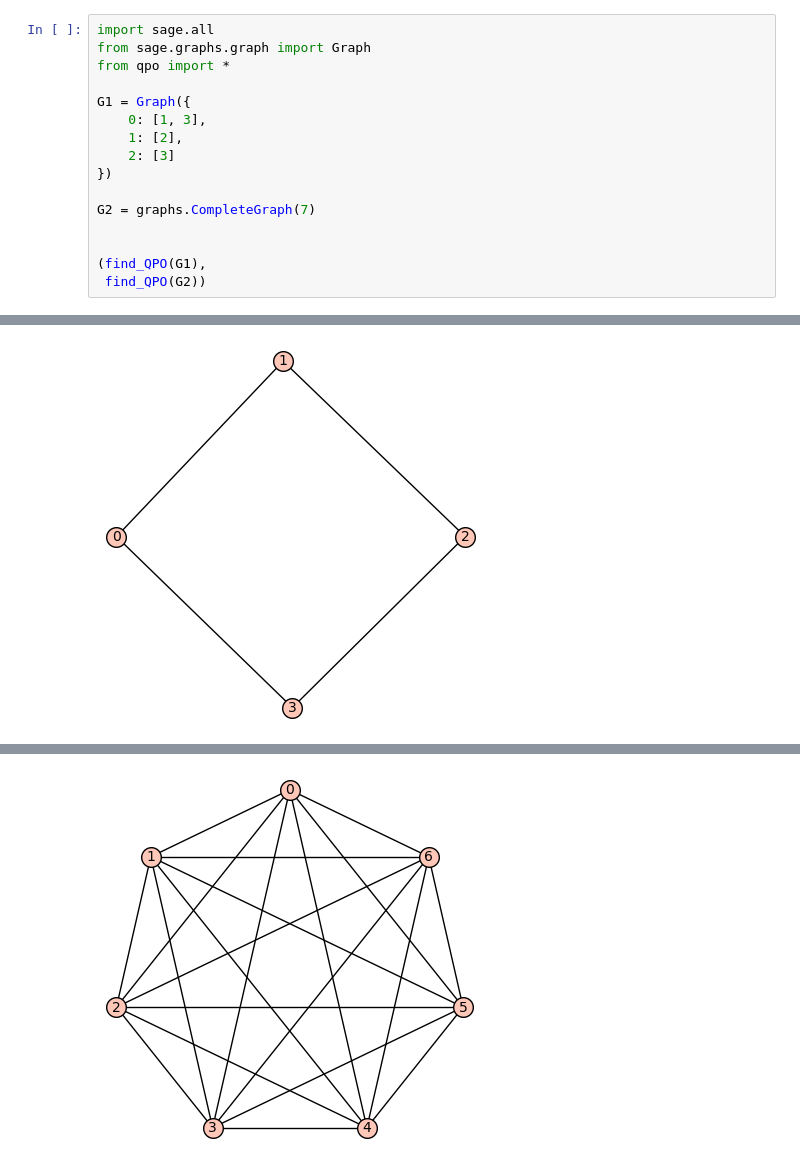
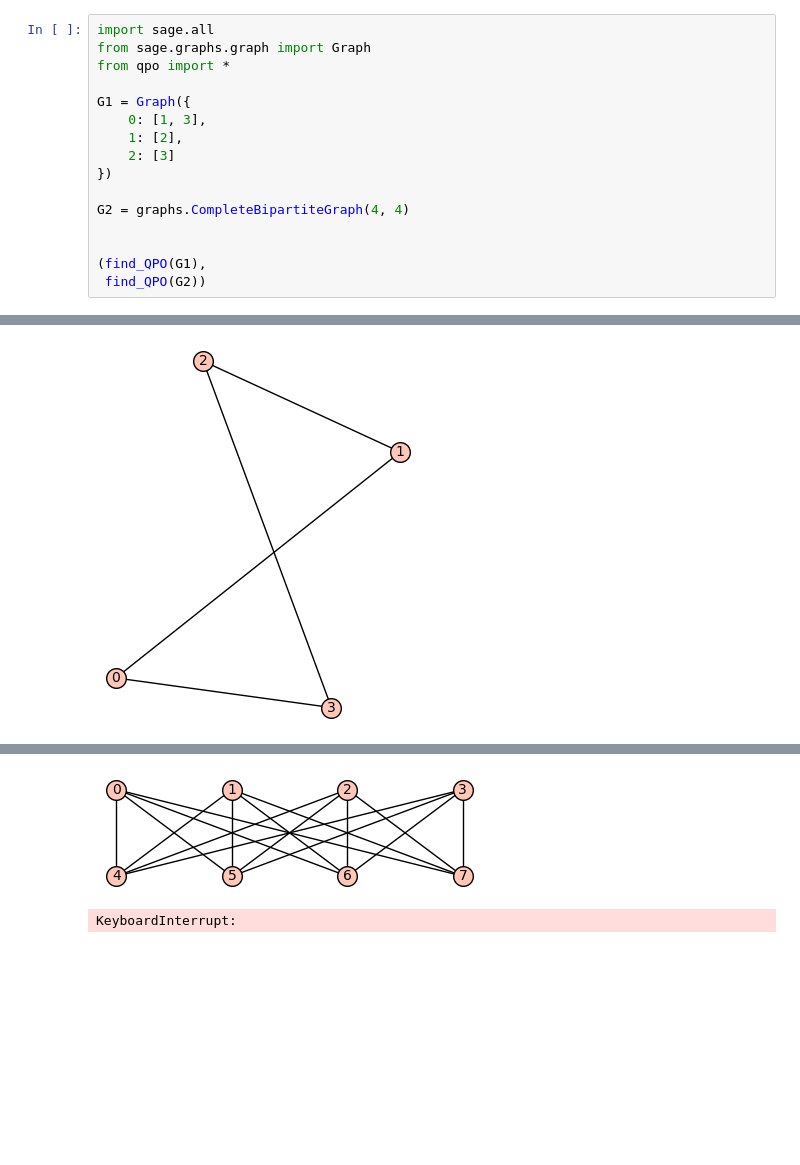
Before and after one commit to mmikol/Tight-Forests-And-The-Chromatic-Polynomial, a Jupyter notebook: code/qpo_experiments.ipynb, the cells around one changed output, grey strips where cells are left out. Cells and saved outputs as stored; diff of their text form; blank space fills up the shorter version.

```diff
--- a/code/qpo_experiments.ipynb
+++ b/code/qpo_experiments.ipynb
@@ -9,7 +9,7 @@ G1 = Graph({
     2: [3]
 })
 
-G2 = graphs.CompleteGraph(7)
+G2 = graphs.CompleteBipartiteGraph(4, 4)
 
 
 (find_QPO(G1),
@@ -19,2 +19,2 @@ start time: 2020-10-15 12:35:12.765769
 checking a graph like this:
-[figure, old version]
+[figure, new version]
@@ -24,2 +24,3 @@ start time: 2020-10-15 12:35:12.867726
 checking a graph like this:
-[figure, old version]
+[figure, new version]
+KeyboardInterrupt:
```
Also changed, not shown: parts of 1 cell of this notebook, 3 other files.
